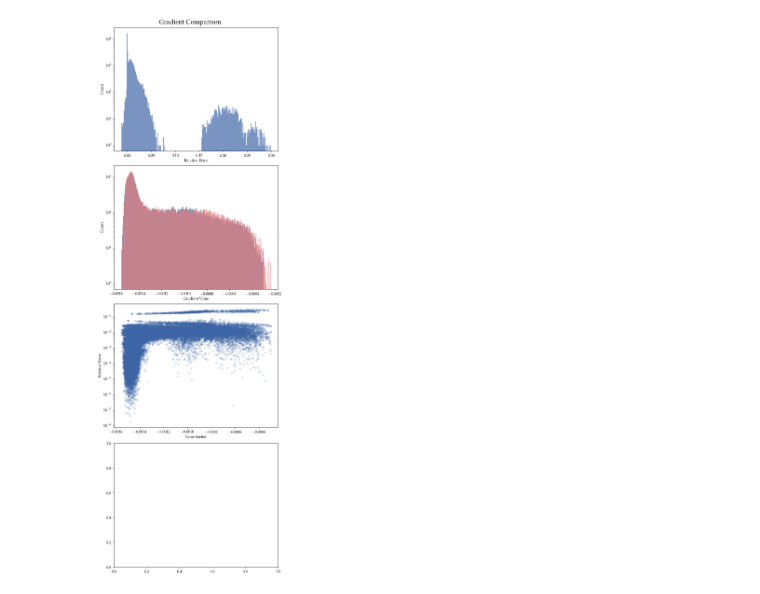
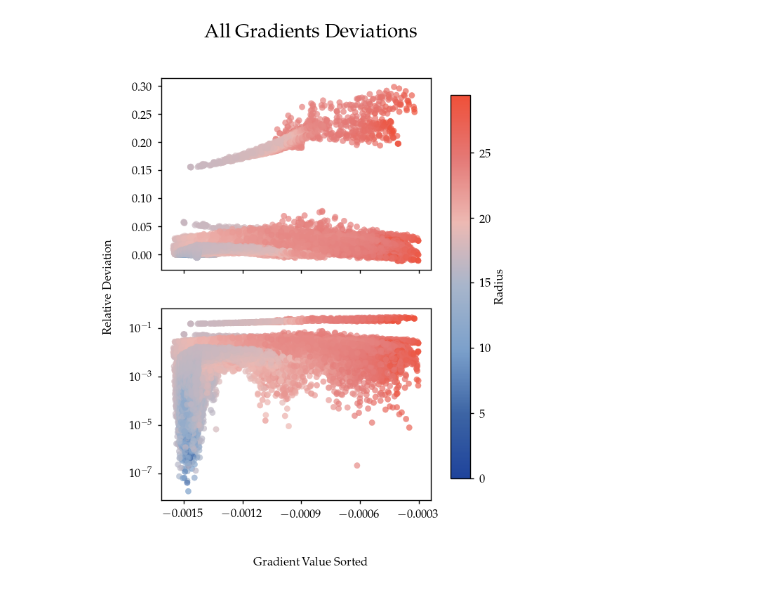
Before and after one commit to RubenDragland/XRD_CT, a Jupyter notebook: Results/data_analysis.ipynb, the cells around one changed output. Drawn from its saved outputs; the diff is of its cells as text; code cells hidden in the pictures.

```diff
--- a/Results/data_analysis.ipynb
+++ b/Results/data_analysis.ipynb
@@ -24,30 +14,0 @@ AD = SH_Reconstruction(AD_path, dataset=False)
-# %%
-key = "a0"
-slice1, slice2 = Dummy.slice
-vmin = np.min(symbolic[key][slice1:slice2, slice1:slice2, slice1:slice2]) - 3* np.std(symbolic[key][slice1:slice2, slice1:slice2, slice1:slice2])
-vmax = np.max(symbolic[key][slice1:slice2, slice1:slice2, slice1:slice2]) + 3* np.std(symbolic[key][slice1:slice2, slice1:slice2, slice1:slice2])
-if key == "phi" or key == "theta":
-    r = (0, np.pi)
-else:
-    r = (vmin, vmax)
-
-center = np.mean(symbolic[key][slice1:slice2, slice1:slice2, slice1:slice2])
-std = np.std(symbolic[key][slice1:slice2, slice1:slice2, slice1:slice2])
-fig, axs = plt.subplots(1, 3, figsize=(10, 5))
-im = axs[0].imshow(symbolic[key][slice1+5, :, :], vmin=vmin, vmax=vmax)
-cbar = plt.colorbar(im)
-axs[1].imshow(Dummy[key][slice1+5, :, :], vmin=vmin, vmax=vmax)
-vals = axs[2].hist(symbolic[key][slice1:slice2, slice1:slice2, slice1:slice2].flatten(), density=False, bins=100, range= r, alpha = 0.5)
-axs[2].hist(AD[key][slice1:slice2, slice1:slice2, slice1:slice2].flatten(), density=False, bins=100, range= r, alpha = 0.5)
-counts = vals[0]
-xaxis = vals[1]
-#axs[2].hist(Dummy[key][slice1:slice2, slice1:slice2, slice1:slice2].flatten()[:level], density= False, bins=100, range= r, alpha = 1)
-axs[2].axvline(x=Dummy[key][0,0,0], color = "black", linestyle = ":")
-
-
-print(np.mean(symbolic[key][slice1:slice2, slice1:slice2, slice1:slice2]), np.std(symbolic[key][slice1:slice2, slice1:slice2, slice1:slice2]))
-print(np.mean(Dummy[key][:, :, :]), np.std(Dummy[key][:, :, :]))
-print(symbolic.error_data[-1])
-
-print(np.mean(AD[key][slice1:slice2, slice1:slice2, slice1:slice2]), np.std(AD[key][slice1:slice2, slice1:slice2, slice1:slice2]))
-print(AD.error_data[-1])
@@ -293,14 +114,16 @@ print()
 # %%
 grad_a_AD = r"grad_a_AD_filter1_27cube_8off_0aligned.mat"
 grad_a_SYM = r"grad_a_SYM_filter1_27cube_8off_0aligned"
 
-plot_SH_diff_grads(
+plot_SH_deviation_grad_scatter(
     grad_a_AD,
     grad_a_SYM,
-    bins=250,
-    save=False,
+    slice = None,
+    title= "All Gradients Deviations",
+    incscape= False,
+    save=True,
     save_name="SH_diff_grads",
     dir=r"C:\Users\Bruker\OneDrive\Dokumenter\NTNU\XRD_CT\Results\thesis_res",
 )
 # %% [output]
-[figure, old version]
+[figure, new version]
```
Also changed, not shown: parts of 19 cells of this notebook, 4 other files.
